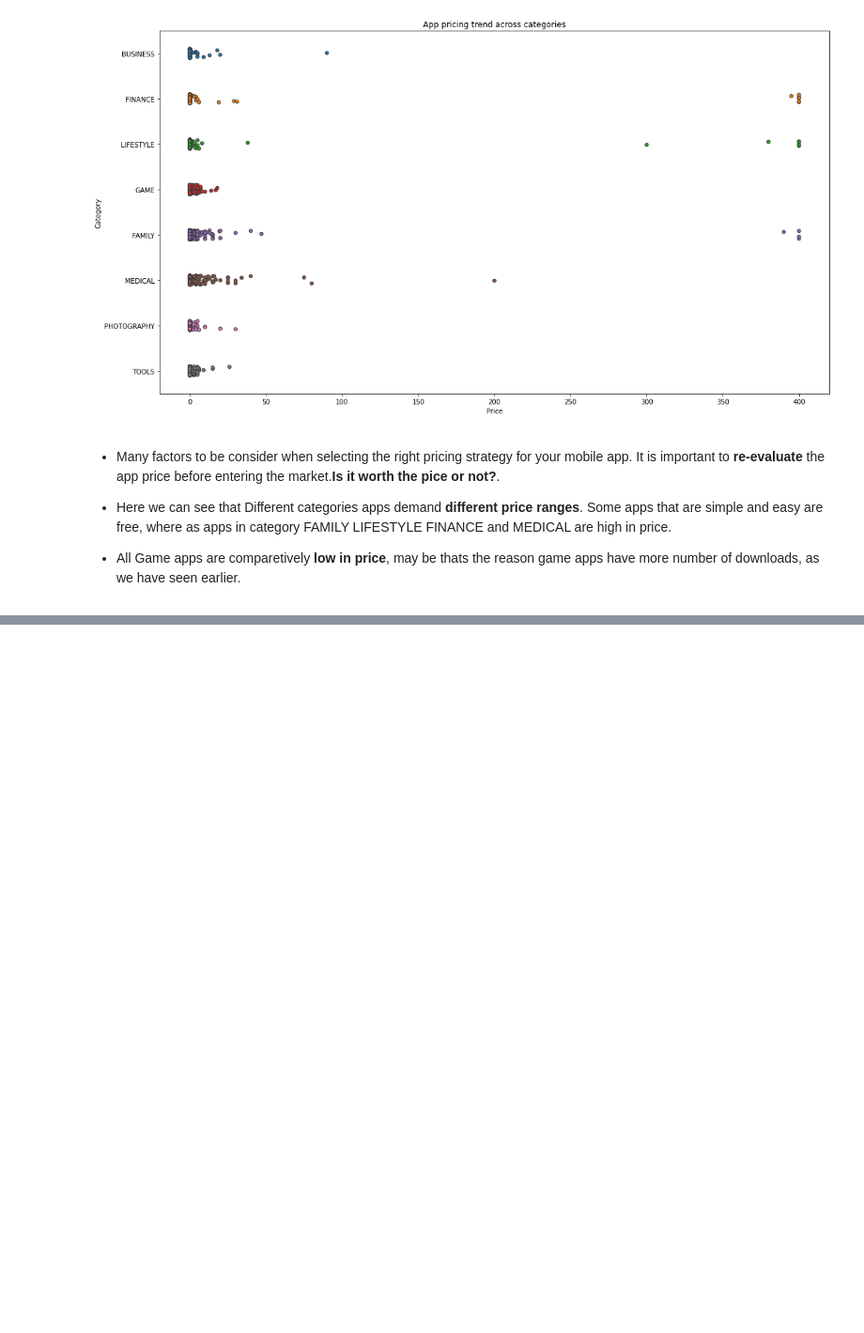
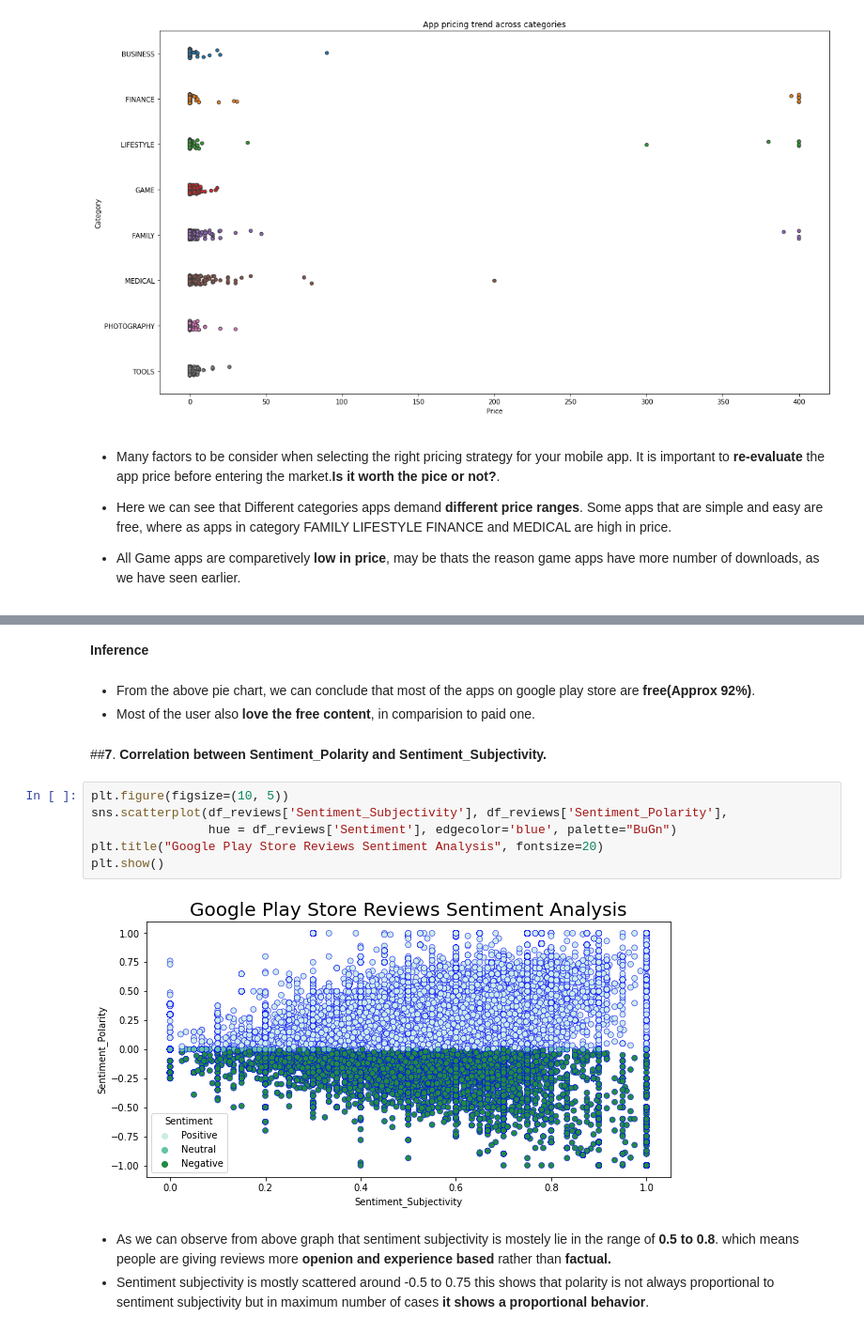
Before and after one commit to Ajay07pandey/play_store_app_review_system, a Jupyter notebook: play_store_app_review_system_.ipynb, the cells around one changed output, grey strips where cells are left out. Shown: that part at 94% size. Saved outputs shown, nothing was run; the diff lists cells and outputs as text; blank space fills up the shorter version.

```diff
--- a/play_store_app_review_system_.ipynb
+++ b/play_store_app_review_system_.ipynb
@@ -626,0 +633,18 @@ Text(0.5, 1.0, 'App pricing trend across categories')
+# %% [markdown]
+**Inference**
+# %% [markdown]
+* From the above pie chart, we can conclude that most of the apps on google play store are **free(Approx 92%)**.
+* Most of the user also **love the free content**, in comparision to paid one.
+# %% [markdown]
+##**7**. **Correlation between Sentiment_Polarity and Sentiment_Subjectivity.**
+# %%
+plt.figure(figsize=(10, 5))
+sns.scatterplot(df_reviews['Sentiment_Subjectivity'], df_reviews['Sentiment_Polarity'],
+                hue = df_reviews['Sentiment'], edgecolor='blue', palette="BuGn")
+plt.title("Google Play Store Reviews Sentiment Analysis", fontsize=20)
+plt.show()
+# %% [output]
+[figure, added]
+# %% [markdown]
+* As we can observe from above graph that sentiment subjectivity is mostely lie in the range of **0.5 to 0.8**. which means people are giving reviews more **openion and experience based** rather than **factual.**
+* Sentiment subjectivity is mostly scattered around -0.5 to 0.75 this shows that polarity is not always proportional to sentiment subjectivity but in maximum number of cases **it shows a proportional behavior**.
```
Also changed, not shown: parts of 5 cells of this notebook.
